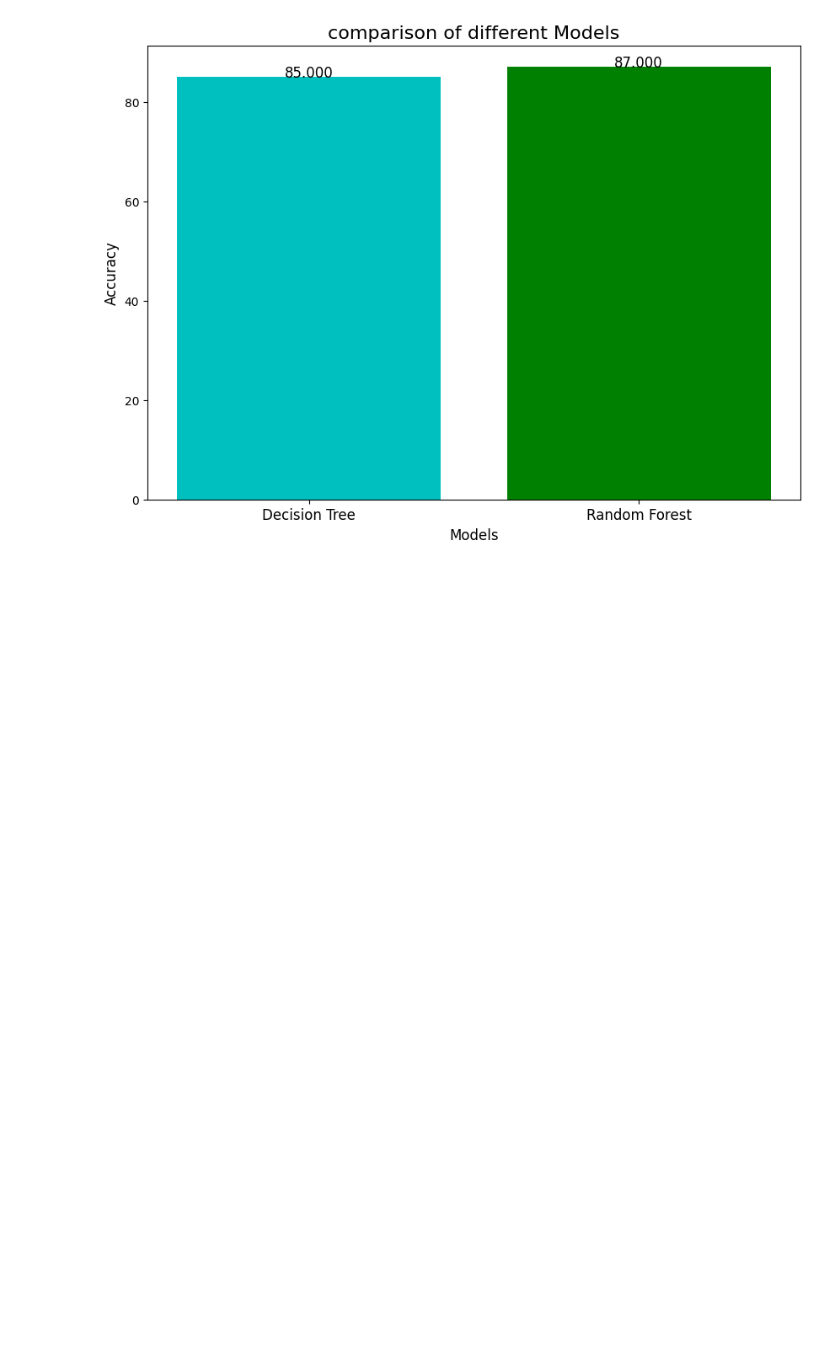
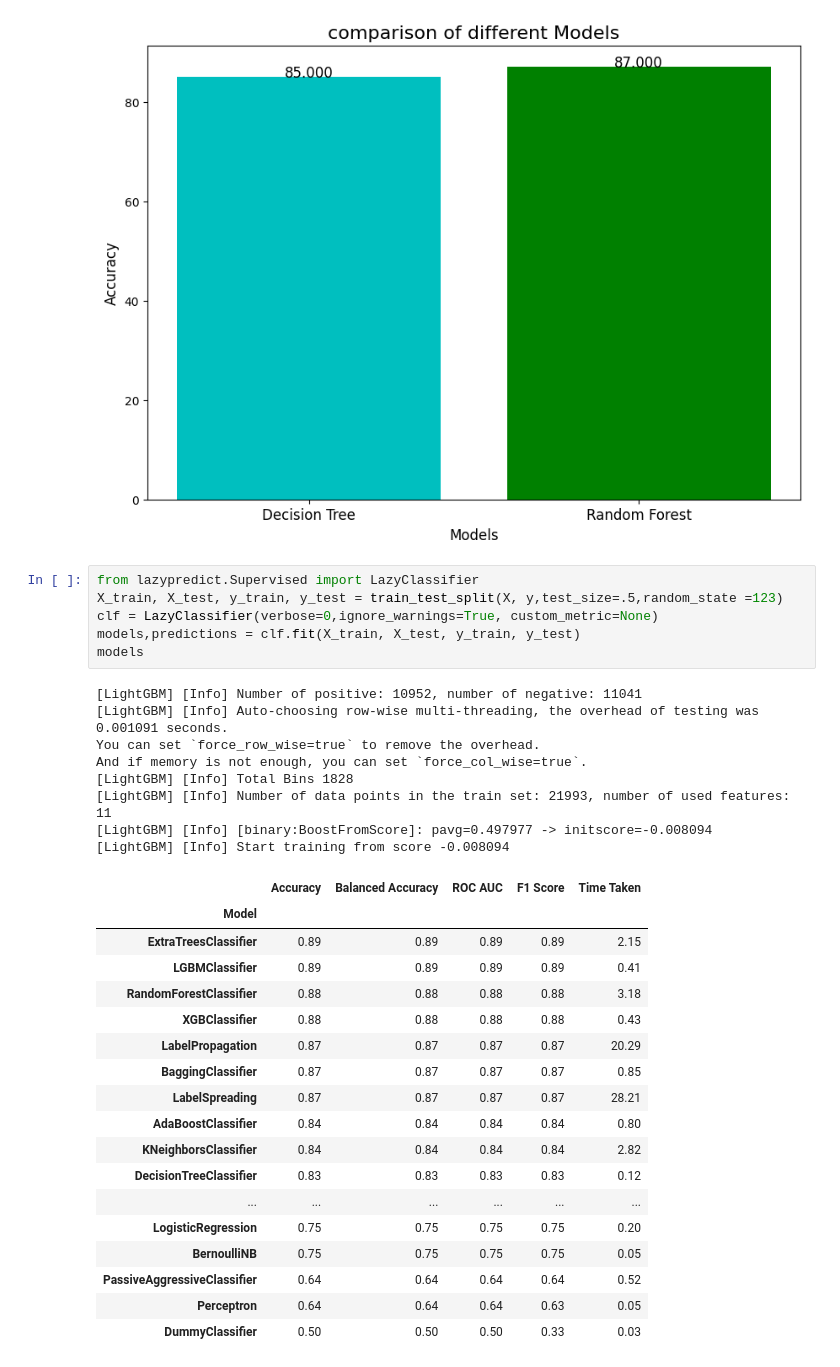
Before and after one commit to vinothkumar0549/XAI, a Jupyter notebook: adult_census.ipynb, the cells around one changed output. Cells and saved outputs as stored; diff of their text form; blank space fills up the shorter version.

```diff
--- a/adult_census.ipynb
+++ b/adult_census.ipynb
@@ -433,3 +433,36 @@ plt.xticks(list(accuracies.keys()), fontsize=12)
 plt.show()
 # %% [output]
 [figure]
+# %%
+from lazypredict.Supervised import LazyClassifier
+X_train, X_test, y_train, y_test = train_test_split(X, y,test_size=.5,random_state =123)
+clf = LazyClassifier(verbose=0,ignore_warnings=True, custom_metric=None)
+models,predictions = clf.fit(X_train, X_test, y_train, y_test)
+models
+# %% [output]
+[LightGBM] [Info] Number of positive: 10952, number of negative: 11041
+[LightGBM] [Info] Auto-choosing row-wise multi-threading, the overhead of testing was 0.001091 seconds.
+You can set `force_row_wise=true` to remove the overhead.
+And if memory is not enough, you can set `force_col_wise=true`.
+[LightGBM] [Info] Total Bins 1828
+[LightGBM] [Info] Number of data points in the train set: 21993, number of used features: 11
+[LightGBM] [Info] [binary:BoostFromScore]: pavg=0.497977 -> initscore=-0.008094
+[LightGBM] [Info] Start training from score -0.008094
+|  | Accuracy | Balanced Accuracy | ROC AUC | F1 Score | Time Taken |
+| Model |  |  |  |  |  |
+| ExtraTreesClassifier | 0.89 | 0.89 | 0.89 | 0.89 | 2.15 |
+| LGBMClassifier | 0.89 | 0.89 | 0.89 | 0.89 | 0.41 |
+| RandomForestClassifier | 0.88 | 0.88 | 0.88 | 0.88 | 3.18 |
+| XGBClassifier | 0.88 | 0.88 | 0.88 | 0.88 | 0.43 |
+| LabelPropagation | 0.87 | 0.87 | 0.87 | 0.87 | 20.29 |
+| BaggingClassifier | 0.87 | 0.87 | 0.87 | 0.87 | 0.85 |
+| LabelSpreading | 0.87 | 0.87 | 0.87 | 0.87 | 28.21 |
+| AdaBoostClassifier | 0.84 | 0.84 | 0.84 | 0.84 | 0.80 |
+| KNeighborsClassifier | 0.84 | 0.84 | 0.84 | 0.84 | 2.82 |
+| DecisionTreeClassifier | 0.83 | 0.83 | 0.83 | 0.83 | 0.12 |
+| ... | ... | ... | ... | ... | ... |
+| LogisticRegression | 0.75 | 0.75 | 0.75 | 0.75 | 0.20 |
+| BernoulliNB | 0.75 | 0.75 | 0.75 | 0.75 | 0.05 |
+| PassiveAggressiveClassifier | 0.64 | 0.64 | 0.64 | 0.64 | 0.52 |
+| Perceptron | 0.64 | 0.64 | 0.64 | 0.63 | 0.05 |
+| DummyClassifier | 0.50 | 0.50 | 0.50 | 0.33 | 0.03 |
```
Also changed, not shown: parts of 1 cell of this notebook, 2 other files.
